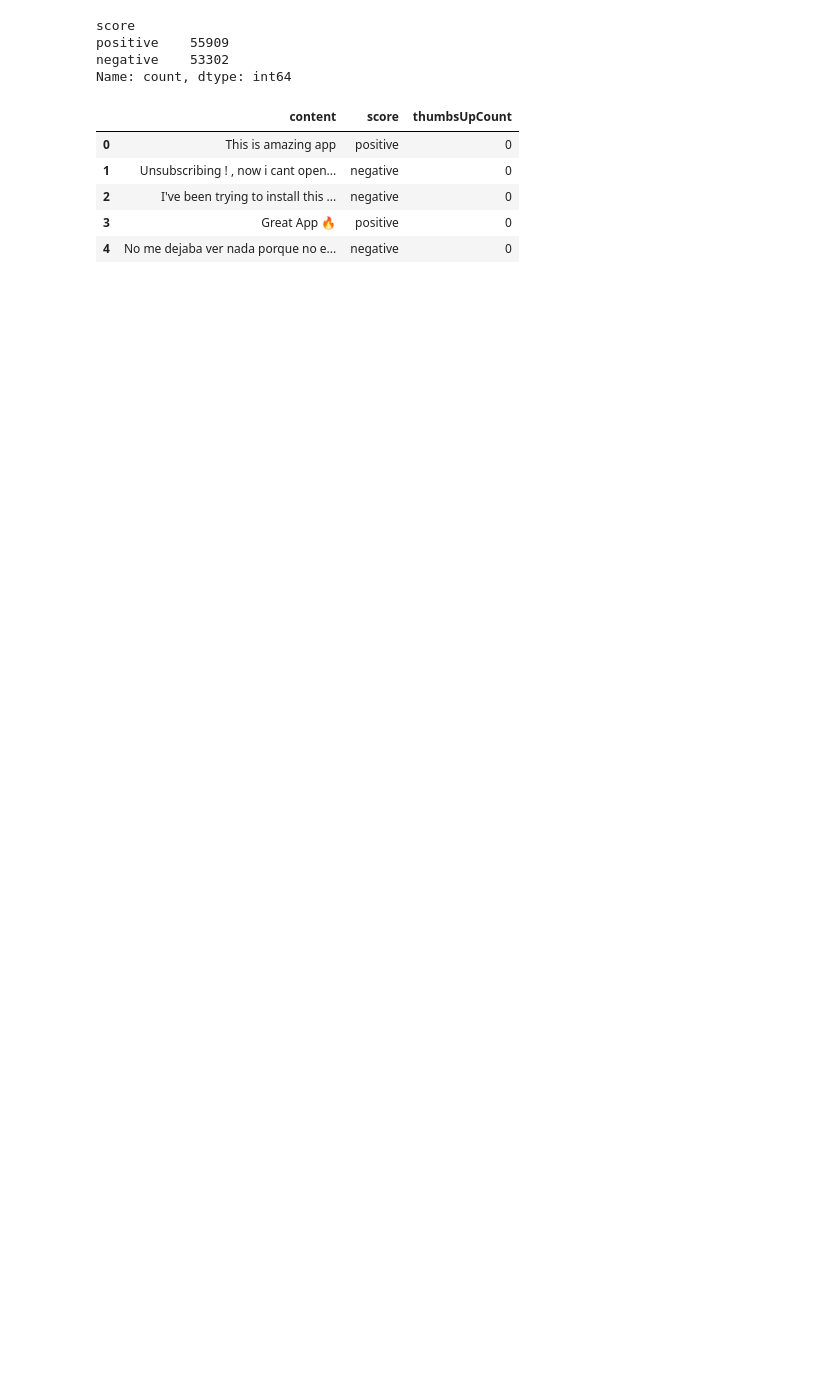
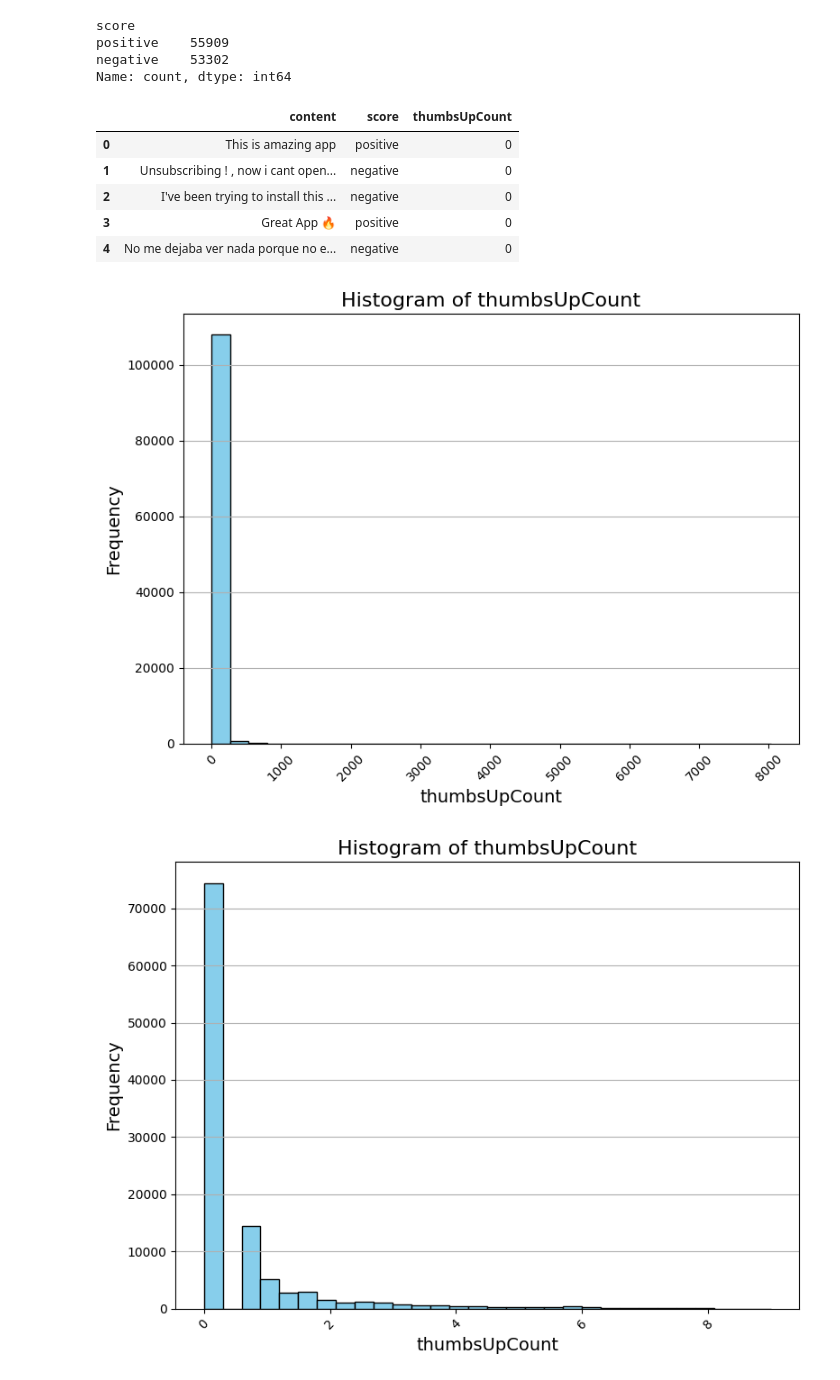
Before and after one commit to adkprakash/sentiment_analysis, a Jupyter notebook: sentiment_analysis.ipynb, the cells around one changed output. Saved outputs shown, nothing was run; the diff lists cells and outputs as text; code cells hidden in the pictures; blank space fills up the shorter version.

```diff
--- a/sentiment_analysis.ipynb
+++ b/sentiment_analysis.ipynb
@@ -188,0 +143,25 @@ data['new' + 'thumbsUpCount'] = scaled_data.squeeze()  # Squeeze to remove extra
+# %%
+# Creating a hsitogram of thumbsUpCount
+plt.figure(figsize=(8,6))
+plt.hist(data['thumbsUpCount'], bins=30 ,color='skyblue',edgecolor='black')
+plt.title(f'Histogram of thumbsUpCount',fontsize=16)
+plt.xlabel('thumbsUpCount',fontsize=14)
+plt.ylabel('Frequency', fontsize=14)
+plt.grid(axis='y')
+plt.xticks(rotation=45)
+plt.tight_layout()
+plt.show()
+
+# Creating a hsitogram of thumbsUpCount after normalization using log
+plt.figure(figsize=(8,6))
+plt.hist(np.log(data['thumbsUpCount']+1), bins=30 ,color='skyblue',edgecolor='black')
+plt.title(f'Histogram of thumbsUpCount',fontsize=16)
+plt.xlabel('thumbsUpCount',fontsize=14)
+plt.ylabel('Frequency', fontsize=14)
+plt.grid(axis='y')
+plt.xticks(rotation=45)
+plt.tight_layout()
+plt.show()
+# %% [output]
+[figure, added]
+[figure, added]
```
Also changed, not shown: parts of 12 cells of this notebook.
